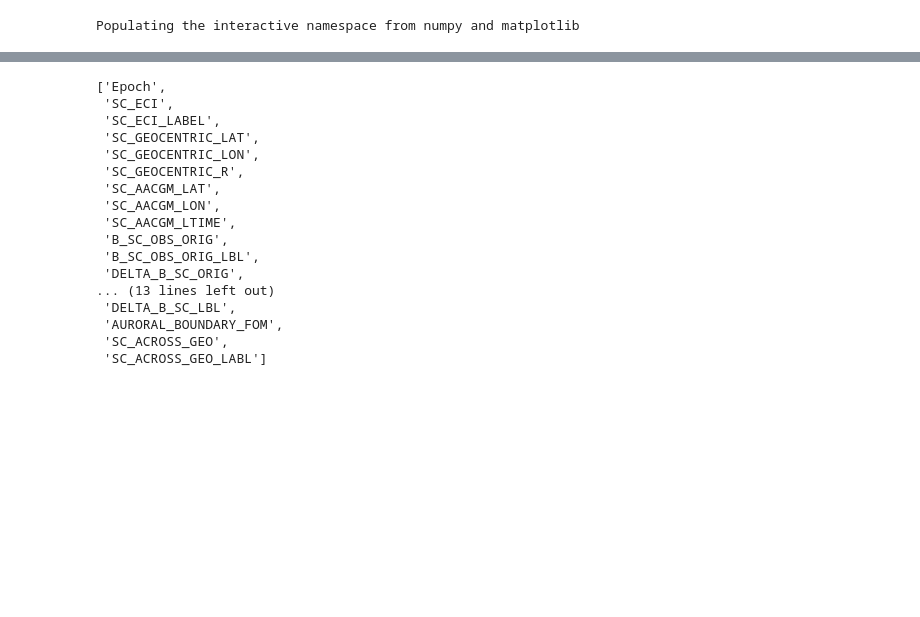
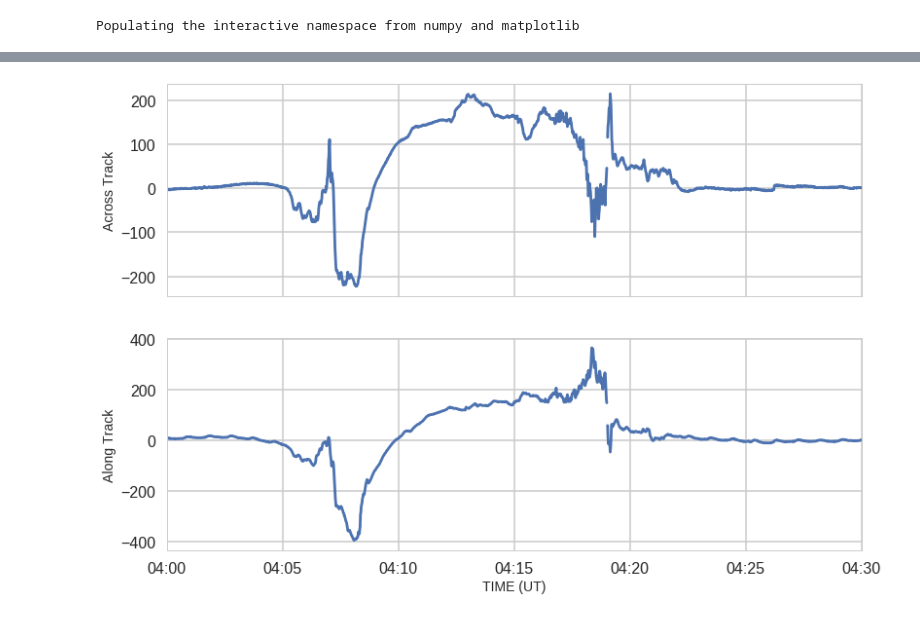
Before and after one commit to bharatreddy/scwsaps, a Jupyter notebook: ipy/ssm-20110705.ipynb, the cells around one changed output, grey strips where cells are left out. Cells and saved outputs as stored; diff of their text form; code cells hidden in the pictures; blank space fills up the shorter version.

```diff
--- a/ipy/ssm-20110705.ipynb
+++ b/ipy/ssm-20110705.ipynb
@@ -90,20 +113,25 @@ WARNING:root:setting dateTime to datetime
-# %%
-ssmObj.cdf.keys()
-# %% [output]
-['Epoch',
- 'SC_ECI',
- 'SC_ECI_LABEL',
- 'SC_GEOCENTRIC_LAT',
- 'SC_GEOCENTRIC_LON',
- 'SC_GEOCENTRIC_R',
- 'SC_AACGM_LAT',
- 'SC_AACGM_LON',
- 'SC_AACGM_LTIME',
- 'B_SC_OBS_ORIG',
- 'B_SC_OBS_ORIG_LBL',
- 'DELTA_B_SC_ORIG',
-... (13 lines left out)
- 'DELTA_B_SC_LBL',
- 'AURORAL_BOUNDARY_FOM',
- 'SC_ACROSS_GEO',
- 'SC_ACROSS_GEO_LABL']
+# %%
+# Setup Fig
+sns.set_style("whitegrid")
+sns.set_context("poster")
+f, axArr = plt.subplots(2, sharex=True)
+# plot the data
+axArr[0].plot(ssmDF["date"].values, ssmDF["dB_across"].values)
+axArr[1].plot(ssmDF["date"].values, ssmDF["dB_along"].values)
+
+# ax labels
+axArr[0].set_ylabel("Across Track", fontsize=14)
+axArr[1].set_ylabel("Along Track", fontsize=14)
+# x-label
+axArr[1].set_xlabel("TIME (UT)", fontsize=14)
+# format the axes
+axArr[0].set_xlim( [selTimeRange[0], selTimeRange[1]] )
+axArr[1].set_xlim( [selTimeRange[0], selTimeRange[1]] )
+
+axArr[0].get_xaxis().set_major_formatter(DateFormatter('%H:%M'))
+axArr[1].get_xaxis().set_major_formatter(DateFormatter('%H:%M'))
+
+
+f.savefig( "../plots/ssm-" + selTimeRange[0].strftime("%Y%m%d") + ".pdf",bbox_inches='tight' )
+# %% [output]
+[figure, added]
```
Also changed, not shown: parts of 4 cells of this notebook, 1 other file.
